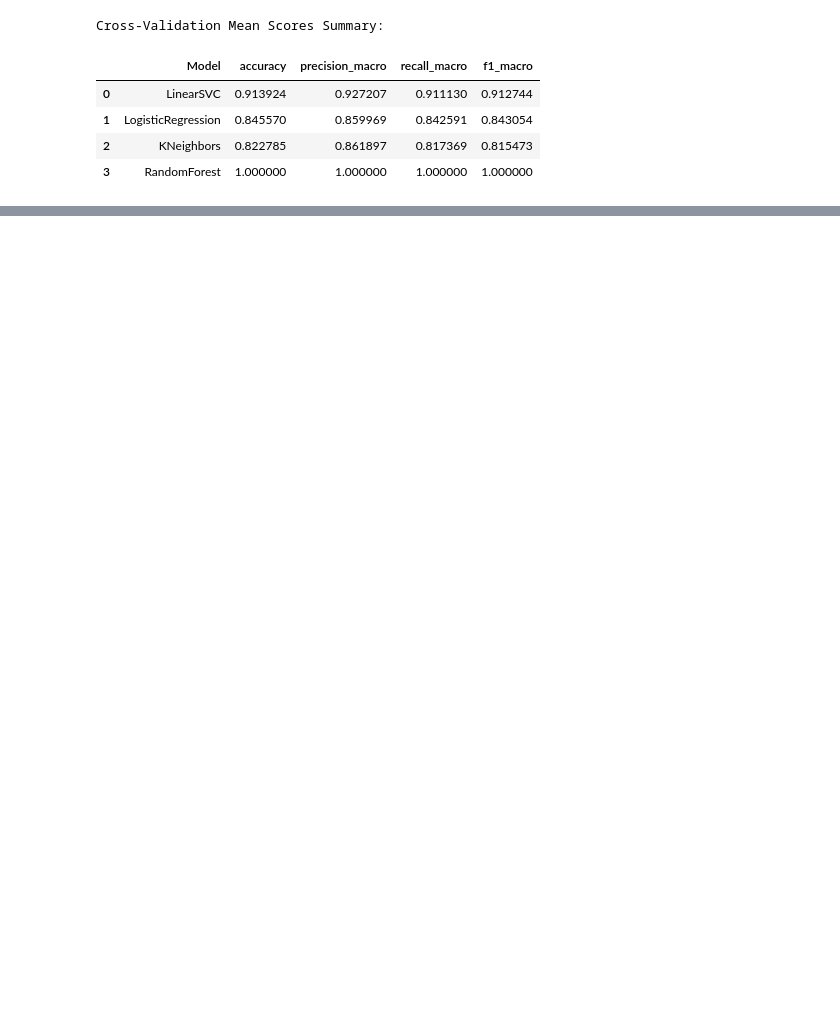
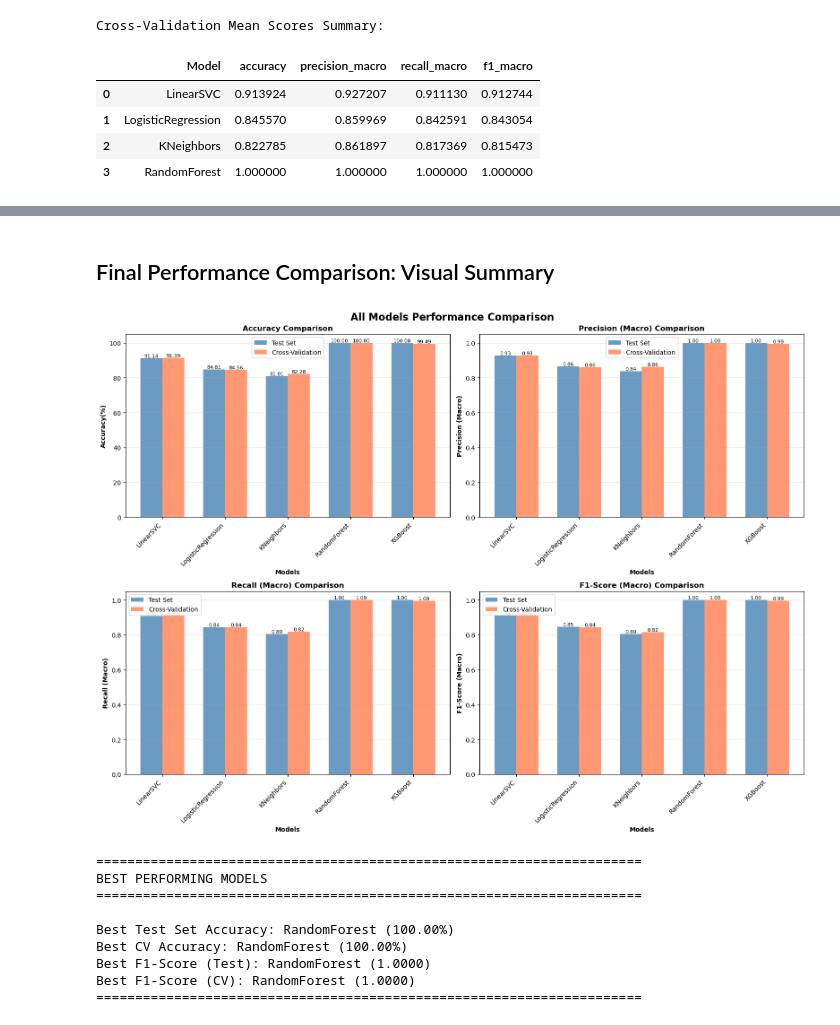
Before and after one commit to Abhiksahu3092/Autism_detection, a Jupyter notebook: test (1).ipynb, the cells around one changed output, grey strips where cells are left out. Saved outputs shown, nothing was run; the diff lists cells and outputs as text; code cells hidden in the pictures; blank space fills up the shorter version.

```diff
--- a/test (1).ipynb
+++ b/test (1).ipynb
@@ -518,0 +759,75 @@ Table: Test Set vs Cross-Validation Metrics and Differences (Accuracy in %)
+# %% [markdown]
+## Final Performance Comparison: Visual Summary
+# %%
+# Create comprehensive bar chart comparison
+fig, axes = plt.subplots(2, 2, figsize=(16, 12))
+fig.suptitle('All Models Performance Comparison', fontsize=16, fontweight='bold')
+
+metrics_to_plot = ['accuracy', 'precision_macro', 'recall_macro', 'f1_macro']
+metric_names = ['Accuracy', 'Precision (Macro)', 'Recall (Macro)', 'F1-Score (Macro)']
+
+for idx, (metric, metric_name) in enumerate(zip(metrics_to_plot, metric_names)):
+    ax = axes[idx // 2, idx % 2]
+
+    # Get data
+    models_list = list(compare_df['Model'])
+    test_scores = compare_df[f'{metric}_test'].values
+    cv_scores = compare_df[f'{metric}_cv'].values
+
+    # Convert accuracy to percentage
+    if metric == 'accuracy':
+        test_scores = test_scores * 100
+        cv_scores = cv_scores * 100
+
+    # Bar positions
+    x = np.arange(len(models_list))
+    width = 0.35
+
+    # Create bars
+    bars1 = ax.bar(x - width/2, test_scores, width, label='Test Set', alpha=0.8, color='steelblue')
+    bars2 = ax.bar(x + width/2, cv_scores, width, label='Cross-Validation', alpha=0.8, color='coral')
+
+    # Customize
+    ax.set_xlabel('Models', fontweight='bold')
+    ax.set_ylabel(f'{metric_name}{"(%)" if metric == "accuracy" else ""}', fontweight='bold')
+    ax.set_title(f'{metric_name} Comparison', fontweight='bold')
+    ax.set_xticks(x)
+    ax.set_xticklabels(models_list, rotation=45, ha='right')
+    ax.legend()
+    ax.grid(axis='y', alpha=0.3)
+
+    # Add value labels on bars
+    for bar in bars1:
+        height = bar.get_height()
+        ax.text(bar.get_x() + bar.get_width()/2., height,
+                f'{height:.2f}',
+                ha='center', va='bottom', fontsize=8)
+    for bar in bars2:
+        height = bar.get_height()
+        ax.text(bar.get_x() + bar.get_width()/2., height,
+                f'{height:.2f}',
+                ha='center', va='bottom', fontsize=8)
+
+plt.tight_layout()
+plt.show()
+
+# Print best performing models
+print("\n" + "="*70)
+print("BEST PERFORMING MODELS")
+print("="*70)
+print(f"\nBest Test Set Accuracy: {compare_df.loc[compare_df['accuracy_test'].idxmax(), 'Model']} ({compare_df['accuracy_test'].max()*100:.2f}%)")
+print(f"Best CV Accuracy: {compare_df.loc[compare_df['accuracy_cv'].idxmax(), 'Model']} ({compare_df['accuracy_cv'].max()*100:.2f}%)")
+print(f"Best F1-Score (Test): {compare_df.loc[compare_df['f1_macro_test'].idxmax(), 'Model']} ({compare_df['f1_macro_test'].max():.4f})")
+print(f"Best F1-Score (CV): {compare_df.loc[compare_df['f1_macro_cv'].idxmax(), 'Model']} ({compare_df['f1_macro_cv'].max():.4f})")
+print("="*70)
+# %% [output]
+[figure, added]
+======================================================================
+BEST PERFORMING MODELS
+======================================================================
+
+Best Test Set Accuracy: RandomForest (100.00%)
+Best CV Accuracy: RandomForest (100.00%)
+Best F1-Score (Test): RandomForest (1.0000)
+Best F1-Score (CV): RandomForest (1.0000)
+======================================================================
```
Also changed, not shown: parts of 18 cells of this notebook.
